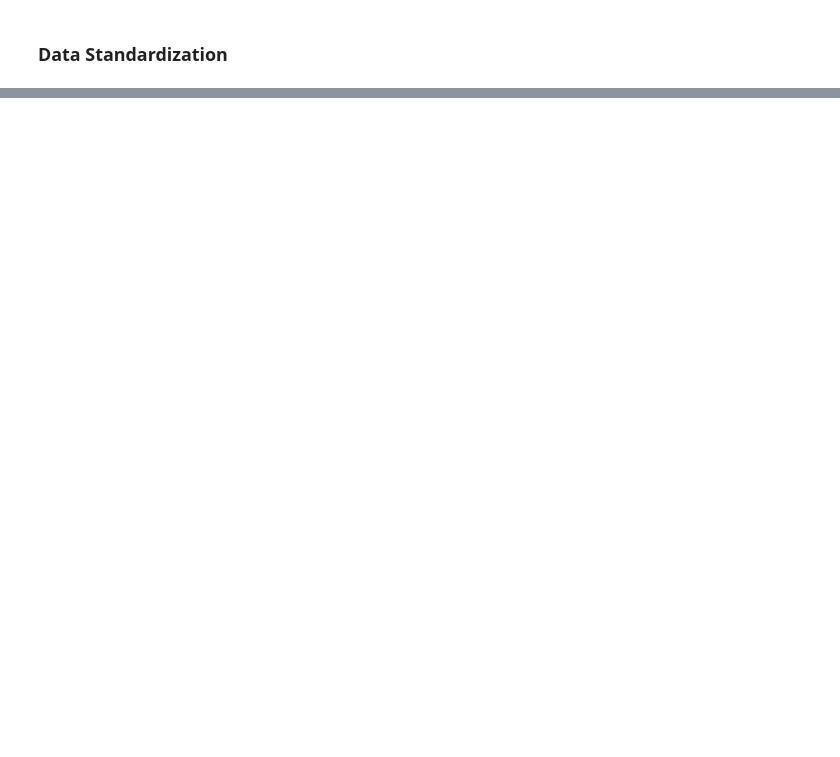
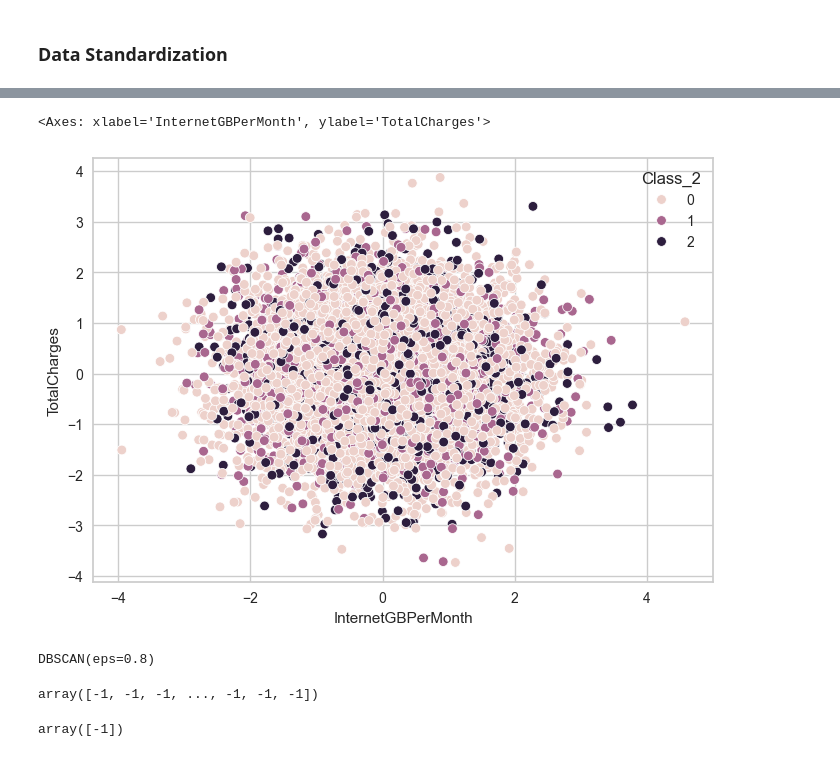
Before and after one commit to rajpurohitmohit/Machine-Learning, a Jupyter notebook: Telecom Industry Analysis/telecom_customer_segmentation.ipynb, the cells around one changed output, grey strips where cells are left out. Drawn from its saved outputs; the diff is of its cells as text; code cells hidden in the pictures; blank space fills up the shorter version.

```diff
--- a/Telecom Industry Analysis/telecom_customer_segmentation.ipynb
+++ b/Telecom Industry Analysis/telecom_customer_segmentation.ipynb
@@ -168,0 +211,3 @@ ValueError: x and y must have same first dimension, but have shapes (5,) and (0,
+# %%
+ag = AgglomerativeClustering(n_clusters=3)
+ag.fit(Sample)
@@ -168,0 +216,4 @@ ValueError: x and y must have same first dimension, but have shapes (5,) and (0,
+# %%
+x = pd.DataFrame(ag.labels_,columns=["Class_2"])
+Sample= pd.concat([Sample,x],axis=1)
+Sample
@@ -168,0 +234,20 @@ ValueError: x and y must have same first dimension, but have shapes (5,) and (0,
+# %%
+sns.scatterplot(x=Sample["InternetGBPerMonth"],y=Sample["TotalCharges"],hue=Sample["Class_2"])
+# %% [output]
+<Axes: xlabel='InternetGBPerMonth', ylabel='TotalCharges'>
+[figure, added]
+# %%
+db = DBSCAN(eps=0.8,min_samples=5)
+db.fit(Sample)
+# %% [output]
+DBSCAN(eps=0.8)
+# %%
+db.labels_
+# %% [output]
+array([-1, -1, -1, ..., -1, -1, -1])
+# %%
+x= pd.DataFrame(db.labels_,columns=["Class_23"])
+Sample= pd.concat([Sample,x],axis=1)
+Sample["Class_23"].unique()
+# %% [output]
+array([-1])
```
Also changed, not shown: parts of 39 cells of this notebook, 9 other files.
